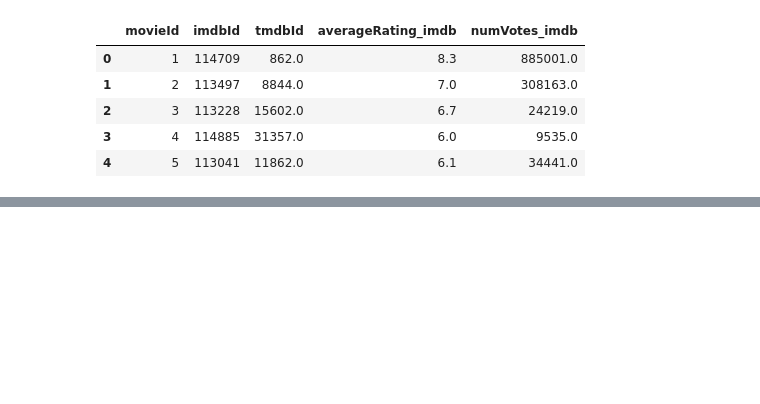
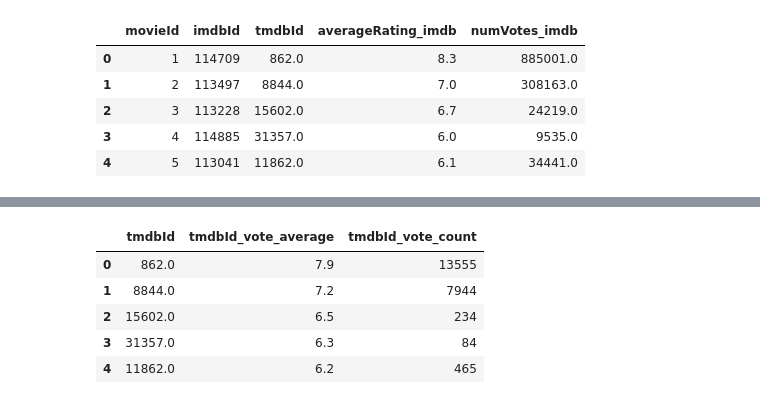
Before and after one commit to naga-pakalapati/movielens, a Jupyter notebook: MovieLens Data Preporcessing.ipynb, the cells around one changed output, grey strips where cells are left out. Cells and saved outputs as stored; diff of their text form; code cells hidden in the pictures; blank space fills up the shorter version.

```diff
--- a/MovieLens Data Preporcessing.ipynb
+++ b/MovieLens Data Preporcessing.ipynb
@@ -234,0 +241,11 @@ ml_links.head()
+# %%
+#load file
+tmdb_ratings = pd.read_csv("tmdb_ratings_file.csv", usecols=[1,3,4]) #skipped index and movie title columns
+tmdb_ratings.head()
+# %% [output]
+|  | tmdbId | tmdbId_vote_average | tmdbId_vote_count |
+| 0 | 862.0 | 7.9 | 13555 |
+| 1 | 8844.0 | 7.2 | 7944 |
+| 2 | 15602.0 | 6.5 | 234 |
+| 3 | 31357.0 | 6.3 | 84 |
+| 4 | 11862.0 | 6.2 | 465 |
```
Also changed, not shown: parts of 17 cells of this notebook, 1 other file.
